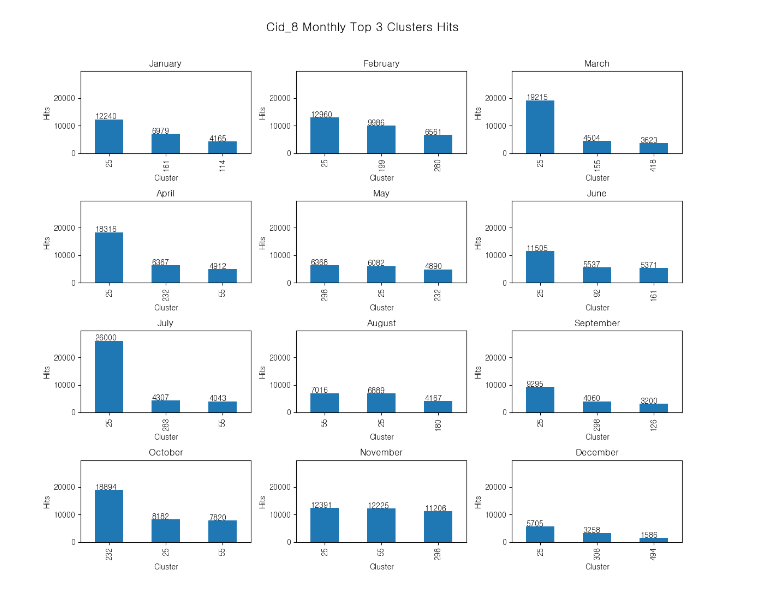
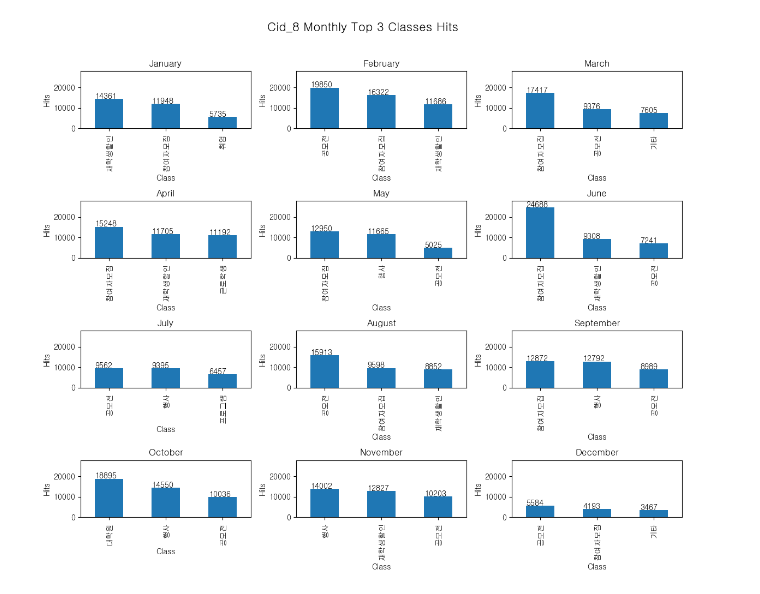
Before and after one commit to JangWooJin1/DataAnalysisProject, a Jupyter notebook: 데이터분석/cid별/cid별_클러스터_조회수.ipynb, the cells around one changed output. Cells and saved outputs as stored; diff of their text form; code cells hidden in the pictures.

```diff
--- a/데이터분석/cid별/cid별_클러스터_조회수.ipynb
+++ b/데이터분석/cid별/cid별_클러스터_조회수.ipynb
@@ -8,6 +8,6 @@ font_path = "C:/Windows/Fonts/NGULIM.TTF"
 font = font_manager.FontProperties(fname=font_path).get_name()
 rc('font', family=font)
 # %%
-df = pd.read_csv('./레이블부여된공지사항(수정본).csv')
+df = pd.read_csv('./라벨링완료된공지사항(수정본).csv')
 df.head()
 # %% [output]
@@ -81,16 +80,14 @@ def plot_monthly_hits(df, cid):
     plt.tight_layout()
     plt.show()
 # %%
-import matplotlib.pyplot as plt
-
-def plot_monthly_top_clusters(df, cid, nor=1, num_clusters=3, figsize=(15, 20)):
+def plot_monthly_top_classes(df, cid, nor=1, num_classes=3, figsize=(15, 20)):
     # Filter dataframe by cid
     df_cid = df[df['Cid'] == cid]
 
     # Create subplots
     fig, axs = plt.subplots(4, 3, figsize=figsize)  # 4 rows of 3 plots each
 
-    plt.suptitle(f'Cid_{cid} Monthly Top {num_clusters} Clusters Hits', fontsize=16, y=1.02)
+    plt.suptitle(f'Cid_{cid} Monthly Top {num_classes} Classes Hits', fontsize=16, y=1.02)
 
     # Month labels
     months = [
@@ -101,23 +98,23 @@ def plot_monthly_top_clusters(df, cid, nor=1, num_clusters=3, figsize=(15, 20)):
     ]
 
     # Calculate the maximum y value across all subplots
-    max_y_value = df_cid.groupby(['cluster'])['hits'].sum().nlargest(num_clusters).max() / nor
+    max_y_value = df_cid.groupby(['class'])['hits'].sum().nlargest(num_classes).max() / nor
 
     # Loop over each subplot and populate with data for that month
     for i, ax in enumerate(axs.flatten()):
         # Create monthly dataframe
         df_monthly = df_cid[df_cid['month'] == i + 1]
-        df_monthly_top_clusters = df_monthly.groupby('cluster')['hits'].sum().nlargest(num_clusters)
+        df_monthly_top_classes = df_monthly.groupby('class')['hits'].sum().nlargest(num_classes)
 
         # Create the bar chart
-        if df_monthly_top_clusters.empty:
-            df_monthly_top_clusters = pd.Series([0] * num_clusters, index=range(1, num_clusters + 1))
+        if df_monthly_top_classes.empty:
+            df_monthly_top_classes = pd.Series([0] * num_classes, index=range(1, num_classes + 1))
 
-        df_monthly_top_clusters.plot(kind='bar', ax=ax)
+        df_monthly_top_classes.plot(kind='bar', ax=ax)
 
         # Set title and labels
         ax.set_title(months[i])
-        ax.set_xlabel('Cluster')
+        ax.set_xlabel('Class')
         ax.set_ylabel('Hits')
 
         # Set the same y axis limit for all subplots
@@ -126,7 +123,7 @@ def plot_monthly_top_clusters(df, cid, nor=1, num_clusters=3, figsize=(15, 20)):
         # Rotate x labels
         plt.setp(ax.xaxis.get_majorticklabels(), rotation=90)
 
-        # Write cluster numbers on top of the bars
+        # Write class numbers on top of the bars
         for p in ax.patches:
             ax.annotate(str(p.get_height()), (p.get_x() * 1.005, p.get_height() * 1.005))
 
@@ -230,4 +240,4 @@ plot_monthly_hits(df_Cid_8, 8)
 # %%
-plot_monthly_top_clusters(df, cid=8, nor=5,num_clusters=3, figsize=(12, 10))
+plot_monthly_top_classes(df, cid=8, nor=5,num_classes=3, figsize=(12, 10))
 # %% [output]
-[figure, old version]
+[figure, new version]
```
Also changed, not shown: parts of 37 cells of this notebook, 2 other files.
